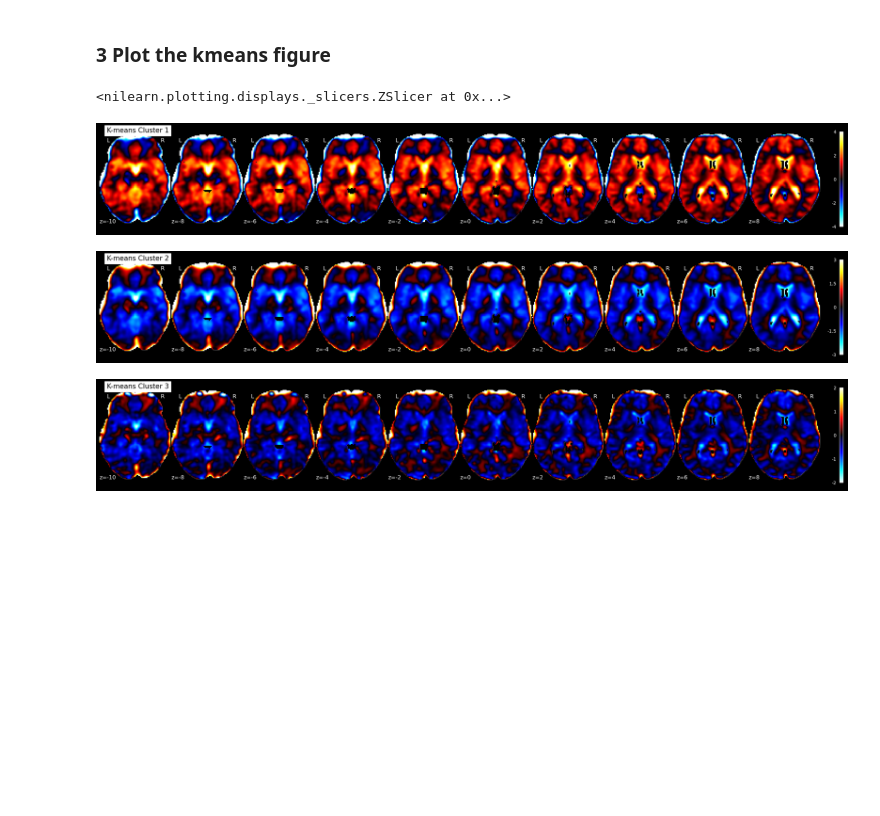
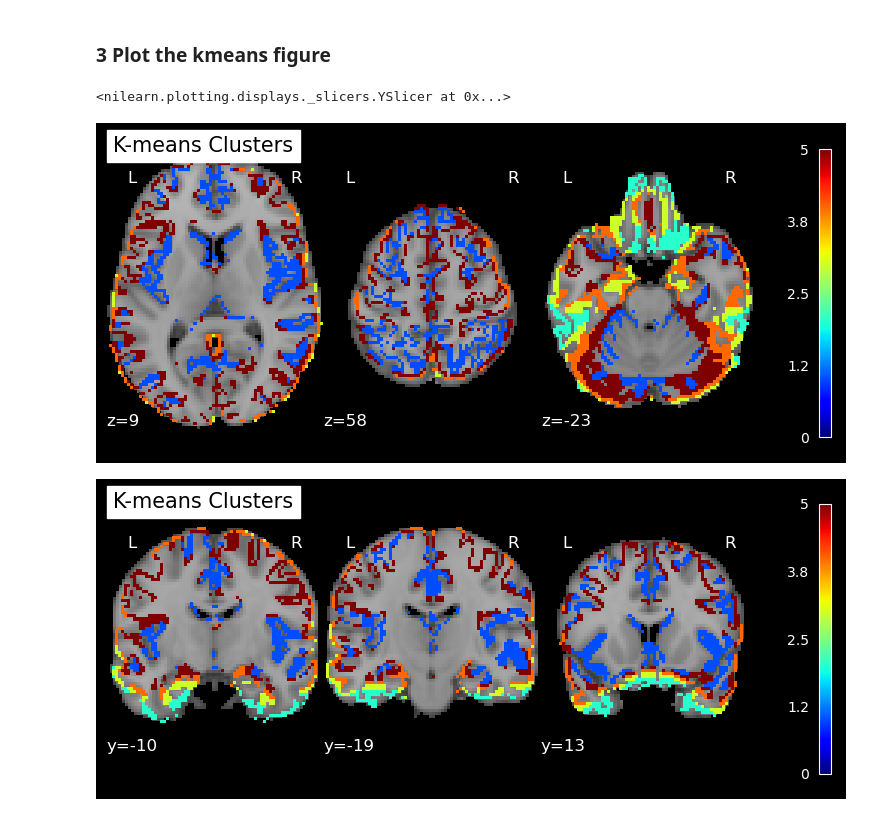
Before and after one commit to ZyLiao-0011/NSSP, a Jupyter notebook: NSSP-Project.ipynb, the cells around one changed output. Drawn from its saved outputs; the diff is of its cells as text; code cells hidden in the pictures; blank space fills up the shorter version.

```diff
--- a/NSSP-Project.ipynb
+++ b/NSSP-Project.ipynb
@@ -691,8 +700,8 @@ fsleyesDisplay.load(reference)
 # #### Only have to run once ####
 from tqdm import tqdm
 fmri_all_runs = nib.load(op.join(preproc_root, subject_dir, 'func', 'sub-control01_task-music_run_concatenated_moco_std_smoothed-6mm-MNI152-downsample_2.nii.gz'))
-fsl_mask = nib.load('/cvmfs/neurodesk.ardc.edu.au/containers/fsl_6.0.3_20200905/fsl_6.0.3_20200905.simg/opt/fsl-6.0.3/data/standard/MNI152_T1_2mm_brain_mask.nii.gz').get_fdata().astype(np.int32);
-fsl_mask_r = 1 - fsl_mask
+gm_mask = nib.load(op.join(preproc_root, subject_dir, 'anat', 'sub-control01_T1w_mni_fast_mixeltype_ds2.nii.gz')).get_fdata();
+gm_mask = gm_mask == 1
 fmri_all_runs_corrected = fmri_all_runs.get_fdata()
 # %%
 def norm_4d(x_4d, mx, my, mz):
@@ -1005,31 +1006,29 @@ ax.tick_params(axis='both', which='major', labelsize=15)
 # %%
-nb_clusters = 3
-kmeans = KMeans(n_clusters=nb_clusters, random_state=0, n_init="auto").fit(X_kmeans.T)
-
-kmeans_clusters = []
-for cluster_idx in range(nb_clusters):
-    kmeans_component = np.zeros(vol_shape)
-    kmeans_component[slice_non_background] = kmeans.cluster_centers_[cluster_idx]
-    kmeans_clusters.append(kmeans_component)
+nb_clusters = 5
+kmeans = KMeans(n_clusters=nb_clusters, random_state=0, n_init="auto").fit(X_kmeans)
+kmeans_clustered = np.zeros(vol_shape)
+kmeans_clustered[slice_non_background] = kmeans.labels_ + 1
 # %% [markdown]
 ### 3 Plot the kmeans figure
 # %%
 from nilearn.plotting import plot_stat_map
 from nilearn.image import mean_img
 mean_img_ = mean_img(img)
 mni_mask = nib.load('/cvmfs/neurodesk.ardc.edu.au/containers/fsl_6.0.3_20200905/fsl_6.0.3_20200905.simg/opt/fsl-6.0.3/data/standard/MNI152_T1_2mm_brain.nii.gz')
 
-plot_stat_map(nib.Nifti1Image(kmeans_clusters[0], affine), bg_img=mni_mask, threshold=0,
-       cut_coords=range(-10, 10, 2), vmin=-4, vmax=4, black_bg=True, display_mode='z',
-       title=f'K-means Cluster 1')
-plot_stat_map(nib.Nifti1Image(kmeans_clusters[1], affine), bg_img=mni_mask, threshold=0,
-       cut_coords=range(-10, 10, 2), vmin=-3, vmax=3, black_bg=True, display_mode='z',
-       title=f'K-means Cluster 2')
-plot_stat_map(nib.Nifti1Image(kmeans_clusters[2], affine), bg_img=mni_mask, threshold=0,
-       cut_coords=range(-10, 10, 2), vmin=-2, vmax=2, black_bg=True, display_mode='z',
-       title=f'K-means Cluster 3')
+plot_stat_map(nib.Nifti1Image(kmeans_clustered, affine), bg_img=mni_mask, threshold=0,
+       cut_coords=(9, 58, -23), vmin=0, vmax=5, black_bg=True, display_mode='z', cmap='jet',
+       title=f'K-means Clusters')
+plot_stat_map(nib.Nifti1Image(kmeans_clustered, affine), bg_img=mni_mask, threshold=0,
+       cut_coords=(-10, -19, 13), vmin=0, vmax=5, black_bg=True, display_mode='y', cmap='jet',
+       title=f'K-means Clusters')
+# plot_stat_map(nib.Nifti1Image(kmeans_clusters[1], affine), bg_img=mni_mask, threshold=0,
+#        cut_coords=range(-10, 10, 2), vmin=-3, vmax=3, black_bg=True, display_mode='z',
+#        title=f'K-means Cluster 2')
+# plot_stat_map(nib.Nifti1Image(kmeans_clusters[2], affine), bg_img=mni_mask, threshold=0,
+#        cut_coords=range(-10, 10, 2), vmin=-2, vmax=2, black_bg=True, display_mode='z',
+#        title=f'K-means Cluster 3')
 # %% [output]
-<nilearn.plotting.displays._slicers.ZSlicer at 0x...>
+<nilearn.plotting.displays._slicers.YSlicer at 0x...>
-[figure, old version]
+[figure, new version]
-[figure, old version]
+[figure, new version]
-[figure, removed]
```
Also changed, not shown: parts of 12 cells of this notebook.
